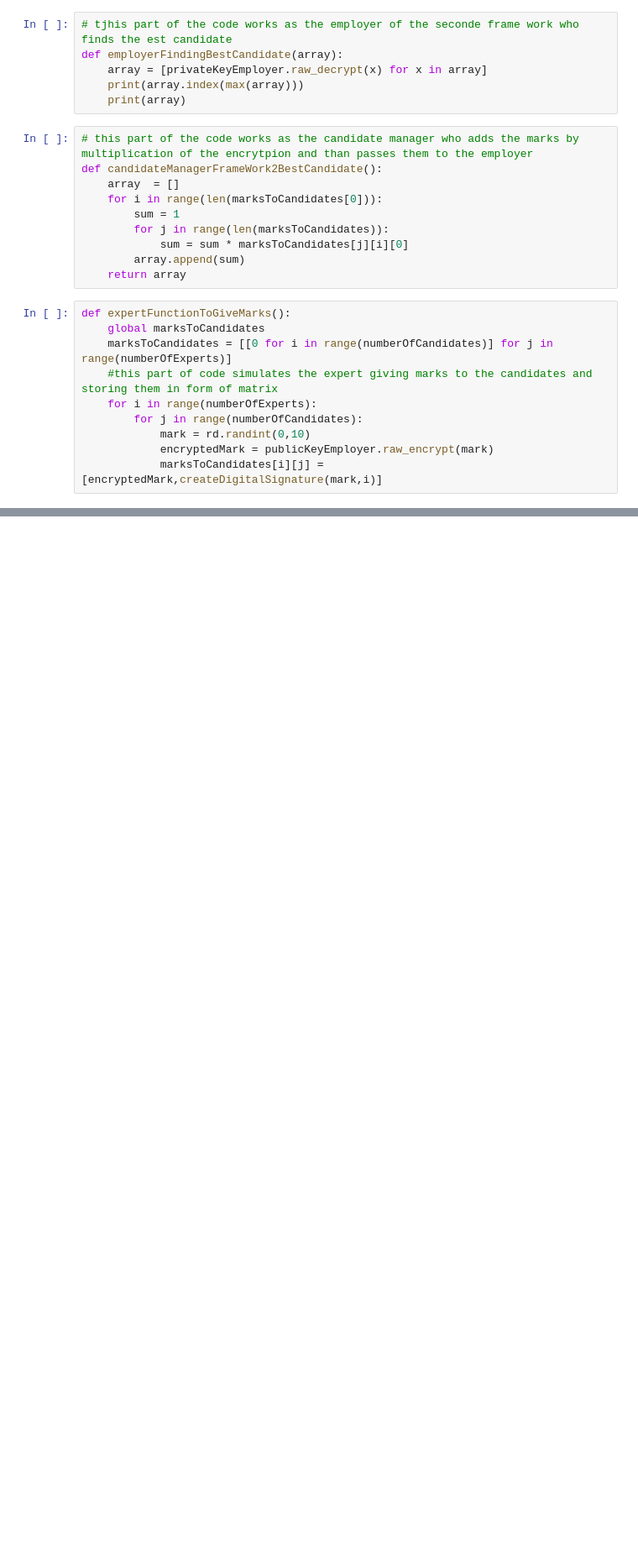
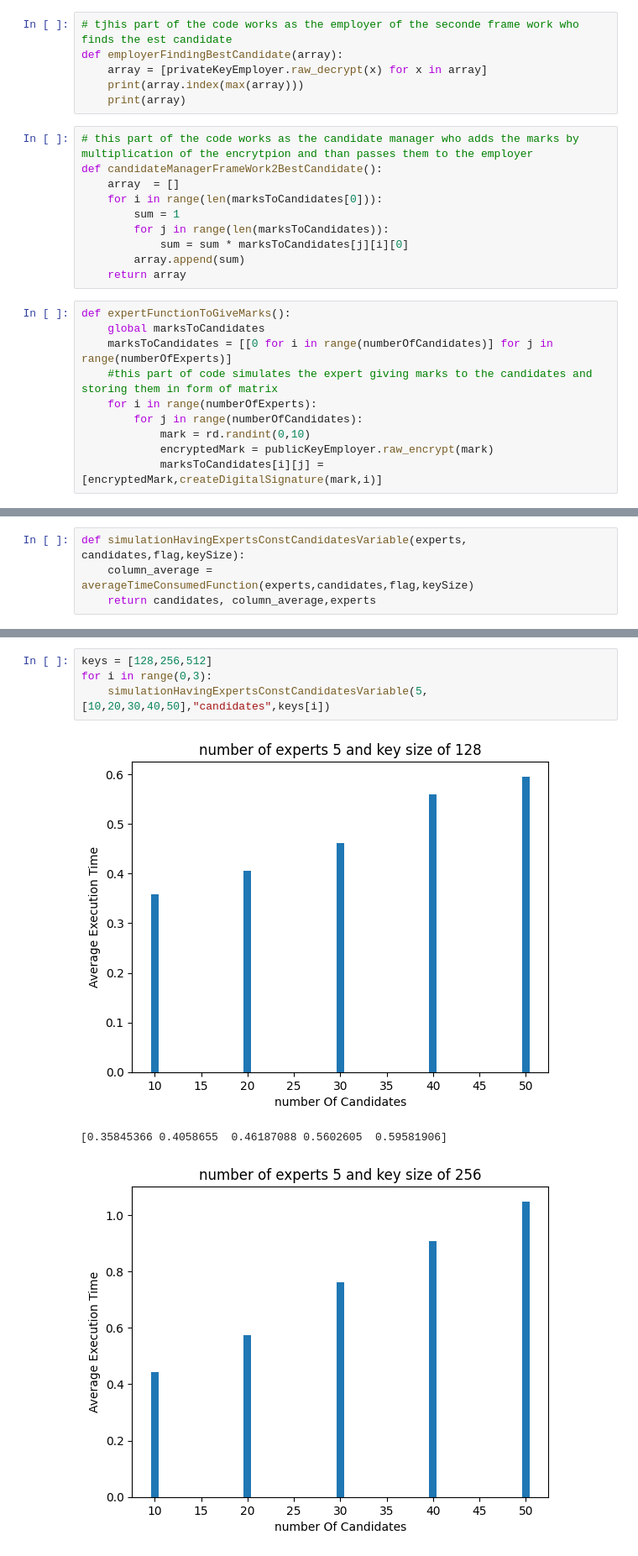
Before and after one commit to jababros11/GauravSirPaper, a Jupyter notebook: gaurav sir paper/FrameWork2.ipynb, the cells around one changed output, grey strips where cells are left out. Shown: that part at 84% size. Saved outputs shown, nothing was run; the diff lists cells and outputs as text; blank space fills up the shorter version.

```diff
--- a/gaurav sir paper/FrameWork2.ipynb
+++ b/gaurav sir paper/FrameWork2.ipynb
@@ -147,0 +146,4 @@ print(end-start)
+# %%
+def simulationHavingExpertsConstCandidatesVariable(experts, candidates,flag,keySize):
+    column_average = averageTimeConsumedFunction(experts,candidates,flag,keySize)
+    return candidates, column_average,experts
@@ -147,0 +165,8 @@ print(end-start)
+# %%
+keys = [128,256,512]
+for i in range(0,3):
+    simulationHavingExpertsConstCandidatesVariable(5,[10,20,30,40,50],"candidates",keys[i])
+# %% [output]
+[figure, added]
+[0.35845366 0.4058655  0.46187088 0.5602605  0.59581906]
+[figure, added]
```
Also changed, not shown: parts of 15 cells of this notebook, 1 other file.
